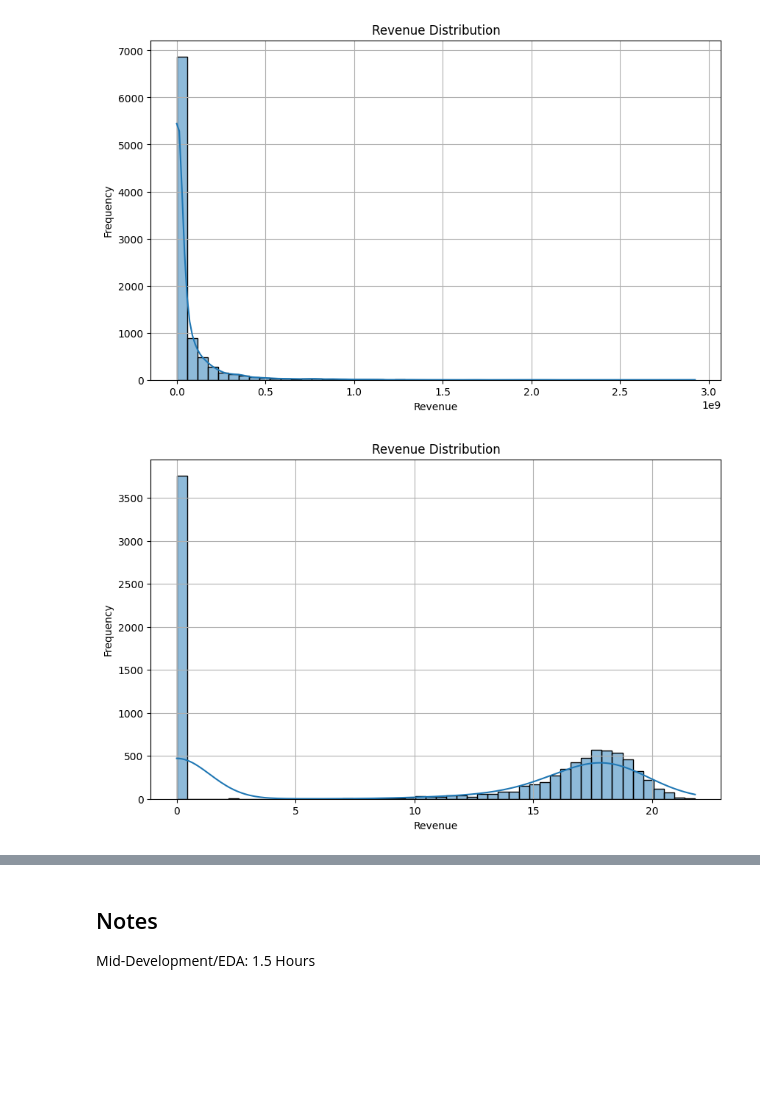
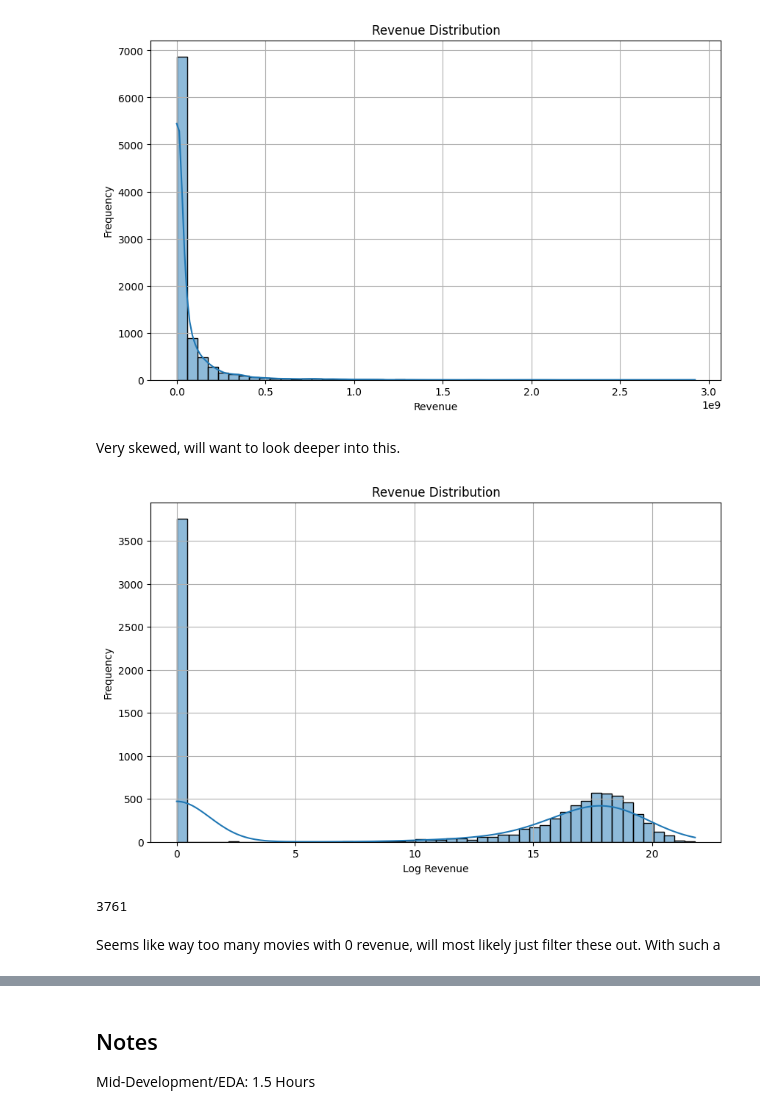
Before and after one commit to griffin-brown-95/movie-projects, a Jupyter notebook: movies_tmdb.ipynb, the cells around one changed output, grey strips where cells are left out. Cells and saved outputs as stored; diff of their text form; code cells hidden in the pictures; blank space fills up the shorter version.

```diff
--- a/movies_tmdb.ipynb
+++ b/movies_tmdb.ipynb
@@ -271,13 +273,22 @@ plt.grid(True)
 plt.show()
 # %% [output]
 [figure]
+# %% [markdown]
+Very skewed, will want to look deeper into this.
 # %%
 plt.figure(figsize=(10, 6))
 sns.histplot(np.log1p(movies['revenue']), bins=50, kde=True)
 plt.title('Revenue Distribution')
-plt.xlabel('Revenue')
+plt.xlabel('Log Revenue')
 plt.ylabel('Frequency')
 plt.grid(True)
 plt.show()
 # %% [output]
-[figure, old version]
+[figure, new version]
+# %%
+count_zero_revenue = (movies['revenue']==0).sum()
+print(count_zero_revenue)
+# %% [output]
+3761
+# %% [markdown]
+Seems like way too many movies with 0 revenue, will most likely just filter these out. With such a
```
Also changed, not shown: parts of 19 cells of this notebook.
